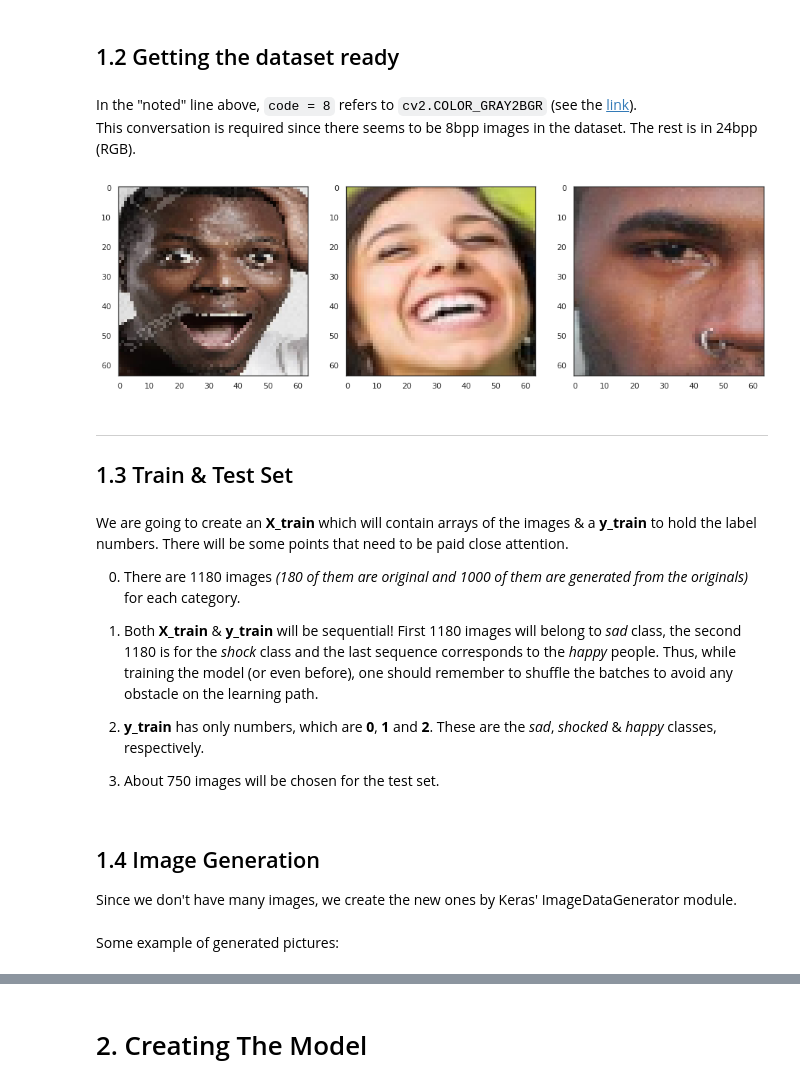
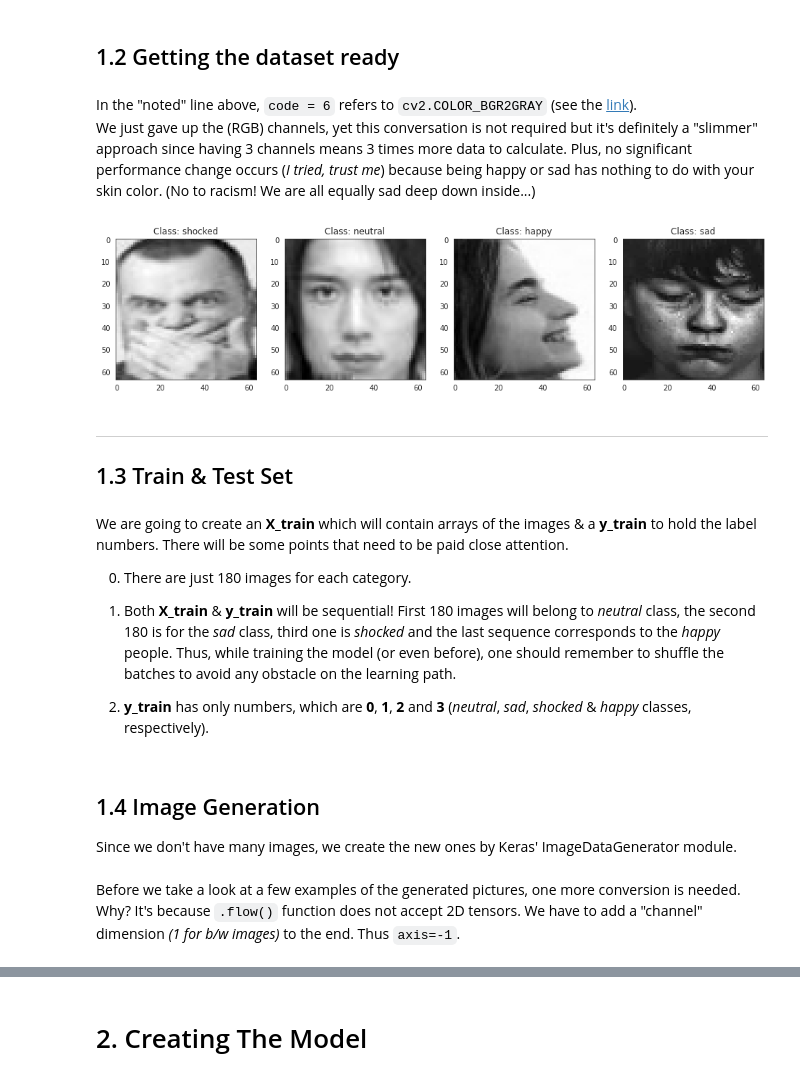
Before and after one commit to mertgulexe/AI_projects, a Jupyter notebook: facial_sentiment_analysis/first_model.ipynb, the cells around one changed output, grey strips where cells are left out. Cells and saved outputs as stored; diff of their text form; code cells hidden in the pictures.

```diff
--- a/facial_sentiment_analysis/first_model.ipynb
+++ b/facial_sentiment_analysis/first_model.ipynb
@@ -33,44 +34,50 @@ sad_zip = ZipFile("sad.zip", "r")
 shock_img = []
 happy_img = []
 sad_img = []
-for var_zip, var_img in zip((shock_zip, happy_zip, sad_zip),
-                            (shock_img, happy_img, sad_img)):
+neutral_img = []
+for var_zip, var_img in zip((shock_zip, happy_zip, sad_zip, neutral_zip),
+                            (shock_img, happy_img, sad_img, neutral_img)):
     for img_name in var_zip.namelist():
         byte_data = var_zip.read(img_name)
         img = io.BytesIO(byte_data)
         img = np.array(Image.open(img))
         img = cv2.resize(img, (64, 64))
-        img = cv2.cvtColor(img, code=8) if len(img.shape) != 3 else img    #note
+        img = cv2.cvtColor(img, code=6) if len(img.shape) == 3 else img    #note
         var_img.append(img)
 shock_img = np.asarray(shock_img)
 happy_img = np.asarray(happy_img)
 sad_img = np.asarray(sad_img)
+neutral_img = np.asarray(neutral_img)
-# %% [markdown]
-In the "noted" line above, <code>code = 8</code> refers to <code>cv2.COLOR_GRAY2BGR</code> (see the [link](https://docs.opencv.org/3.4/d8/d01/group__imgproc__color__conversions.html)).<br>This conversation is required since there seems to be 8bpp images in the dataset. The rest is in 24bpp (RGB).
+# %% [markdown]
+In the "noted" line above, <code>code = 6</code> refers to <code>cv2.COLOR_BGR2GRAY</code> (see the [link](https://docs.opencv.org/3.4/d8/d01/group__imgproc__color__conversions.html)).<br>We just gave up the (RGB) channels, yet this conversation is not required but it's definitely a "slimmer" approach since having 3 channels means 3 times more data to calculate. Plus, no significant performance change occurs (*I tried, trust me*) because being happy or sad has nothing to do with your skin color. (No to racism! We are all equally sad deep down inside...)
 # %%
-# 3 random images from each class
+# 4 random images from each class
 sns.set_style(style="white")
 plt.figure(figsize=(16,12))
-plt.subplot(1,3,1)
-plt.imshow(shock_img[np.random.randint(0,150)])
-plt.subplot(1,3,2)
-plt.imshow(happy_img[np.random.randint(0,150)])
-plt.subplot(1,3,3)
-plt.imshow(sad_img[np.random.randint(0,150)])
+plt.subplot(1,4,1)
+plt.imshow(shock_img[np.random.randint(0,150)], cmap="gray")
+plt.title("Class: shocked")
+plt.subplot(1,4,2)
+plt.imshow(neutral_img[np.random.randint(0,150)], cmap="gray")
+plt.title("Class: neutral")
+plt.subplot(1,4,3)
+plt.imshow(happy_img[np.random.randint(0,150)], cmap="gray")
+plt.title("Class: happy")
+plt.subplot(1,4,4)
+plt.imshow(sad_img[np.random.randint(0,150)], cmap="gray")
+plt.title("Class: sad")
 plt.show()
 # %% [output]
-[figure, old version]
+[figure, new version]
 # %% [markdown]
 ***
 ## 1.3 Train & Test Set
 # %% [markdown]
 We are going to create an **X_train** which will contain arrays of the images & a **y_train** to hold the label numbers. There will be some points that need to be paid close attention.
 
-0) There are 1180 images *(180 of them are original and 1000 of them are generated from the originals)* for each category.
+0) There are just 180 images for each category.
 
-1) Both **X_train** & **y_train** will be sequential! First 1180 images will belong to *sad* class, the second 1180 is for the *shock* class and the last sequence corresponds to the *happy* people. Thus, while training the model (or even before), one should remember to shuffle the batches to avoid any obstacle on the learning path.
+1) Both **X_train** & **y_train** will be sequential! First 180 images will belong to *neutral* class, the second 180 is for the *sad* class, third one is *shocked* and the last sequence corresponds to the *happy* people. Thus, while training the model (or even before), one should remember to shuffle the batches to avoid any obstacle on the learning path.
 
-2) **y_train** has only numbers, which are **0**, **1** and **2**. These are the *sad*, *shocked* & *happy* classes, respectively.
-
-3) About 750 images will be chosen for the test set.
+2) **y_train** has only numbers, which are **0**, **1**, **2** and **3** (*neutral*, *sad*, *shocked* & *happy* classes, respectively).
 # %%
@@ -142,5 +149,5 @@ train_datagen = ImageDataGenerator(
 )
 
 test_datagen = ImageDataGenerator(rescale=1.0/255)
-# %% [markdown]
-Some example of generated pictures:
+# %% [markdown]
+Before we take a look at a few examples of the generated pictures, one more conversion is needed. Why? It's because <code>.flow()</code> function does not accept 2D tensors. We have to add a "channel" dimension *(1 for b/w images)* to the end. Thus <code>axis=-1</code>.
```
Also changed, not shown: parts of 28 cells of this notebook, 2 other files.
